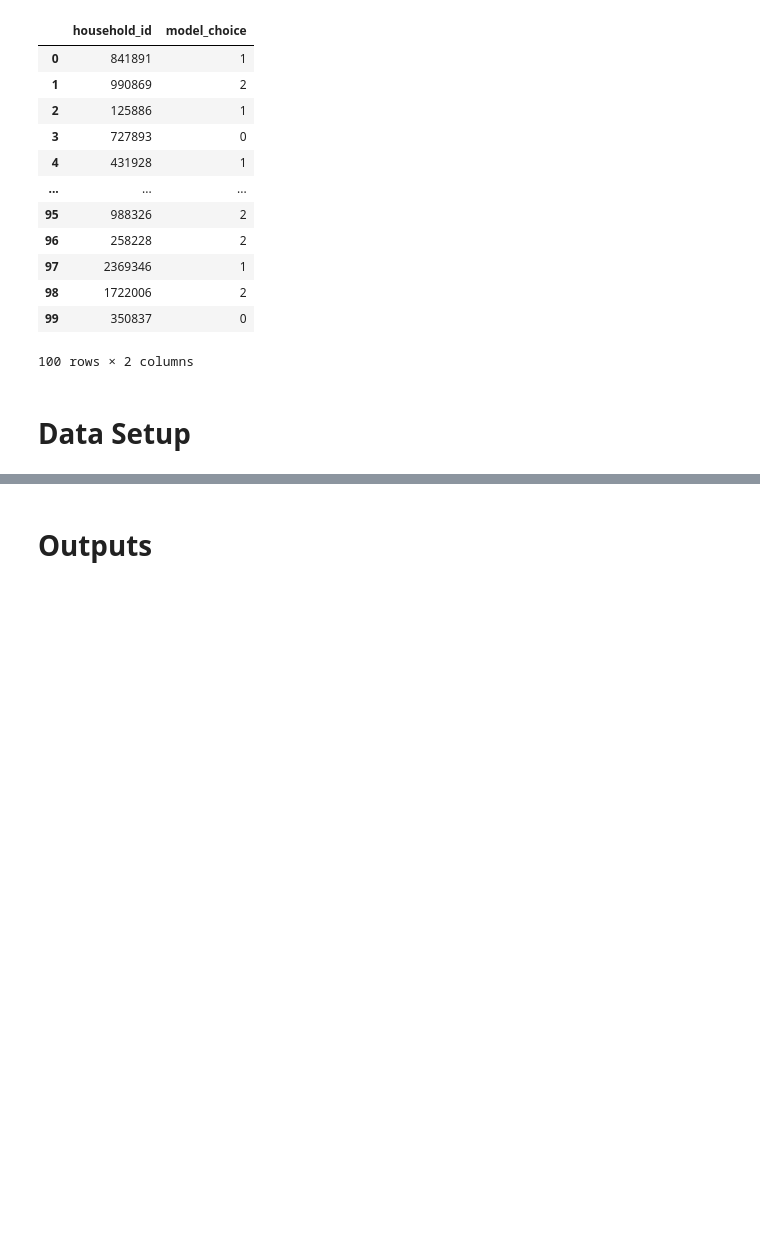
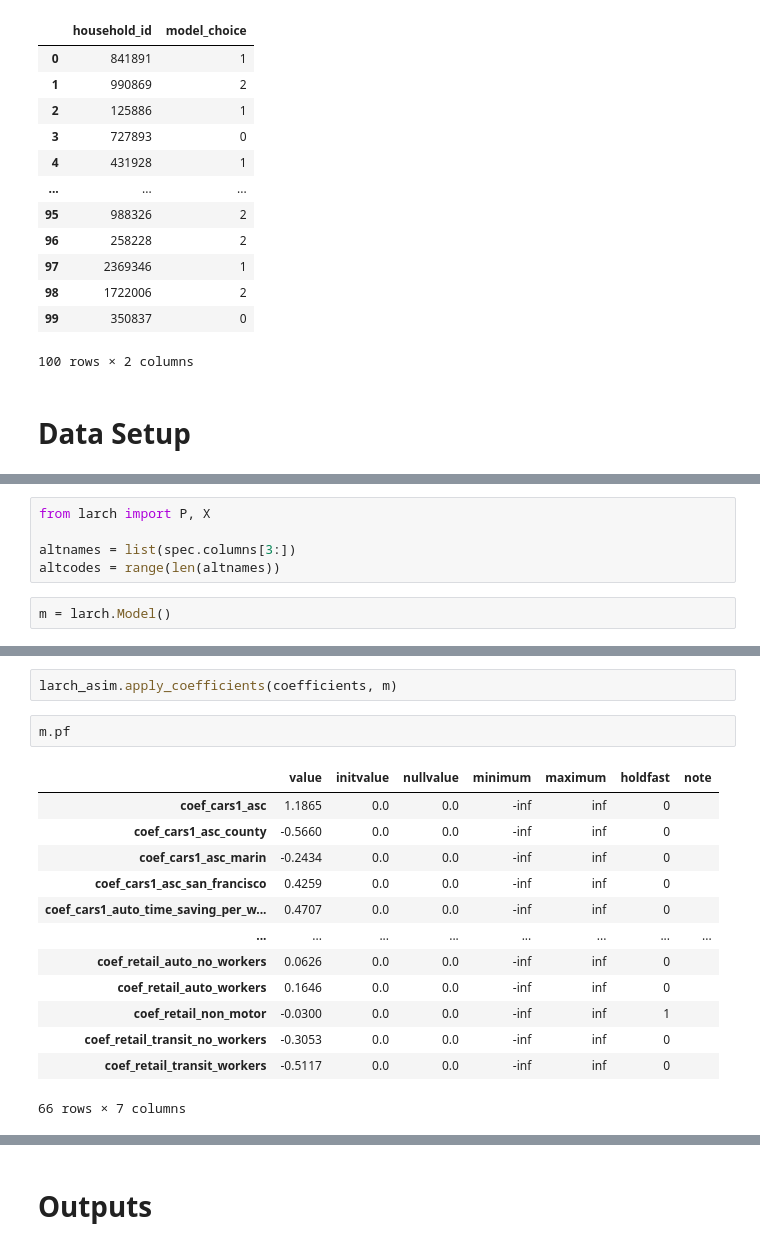
Before and after one commit to xyzjayne/activitysim, a Jupyter notebook: notebooks/estimating_auto_ownership.ipynb, the cells around one changed output, grey strips where cells are left out. Saved outputs shown, nothing was run; the diff lists cells and outputs as text; blank space fills up the shorter version.

```diff
--- a/notebooks/estimating_auto_ownership.ipynb
+++ b/notebooks/estimating_auto_ownership.ipynb
@@ -113,0 +113,7 @@ choices
+# %%
+from larch import P, X
+
+altnames = list(spec.columns[3:])
+altcodes = range(len(altnames))
+# %%
+m = larch.Model()
@@ -113,0 +139,18 @@ choices
+# %%
+larch_asim.apply_coefficients(coefficients, m)
+# %%
+m.pf
+# %% [output]
+|  | value | initvalue | nullvalue | minimum | maximum | holdfast | note |
+| coef_cars1_asc | 1.1865 | 0.0 | 0.0 | -inf | inf | 0 |  |
+| coef_cars1_asc_county | -0.5660 | 0.0 | 0.0 | -inf | inf | 0 |  |
+| coef_cars1_asc_marin | -0.2434 | 0.0 | 0.0 | -inf | inf | 0 |  |
+| coef_cars1_asc_san_francisco | 0.4259 | 0.0 | 0.0 | -inf | inf | 0 |  |
+| coef_cars1_auto_time_saving_per_w... | 0.4707 | 0.0 | 0.0 | -inf | inf | 0 |  |
+| ... | ... | ... | ... | ... | ... | ... | ... |
+| coef_retail_auto_no_workers | 0.0626 | 0.0 | 0.0 | -inf | inf | 0 |  |
+| coef_retail_auto_workers | 0.1646 | 0.0 | 0.0 | -inf | inf | 0 |  |
+| coef_retail_non_motor | -0.0300 | 0.0 | 0.0 | -inf | inf | 1 |  |
+| coef_retail_transit_no_workers | -0.3053 | 0.0 | 0.0 | -inf | inf | 0 |  |
+| coef_retail_transit_workers | -0.5117 | 0.0 | 0.0 | -inf | inf | 0 |  |
+66 rows × 7 columns
```
Also changed, not shown: parts of 15 cells of this notebook, 3 other files.
